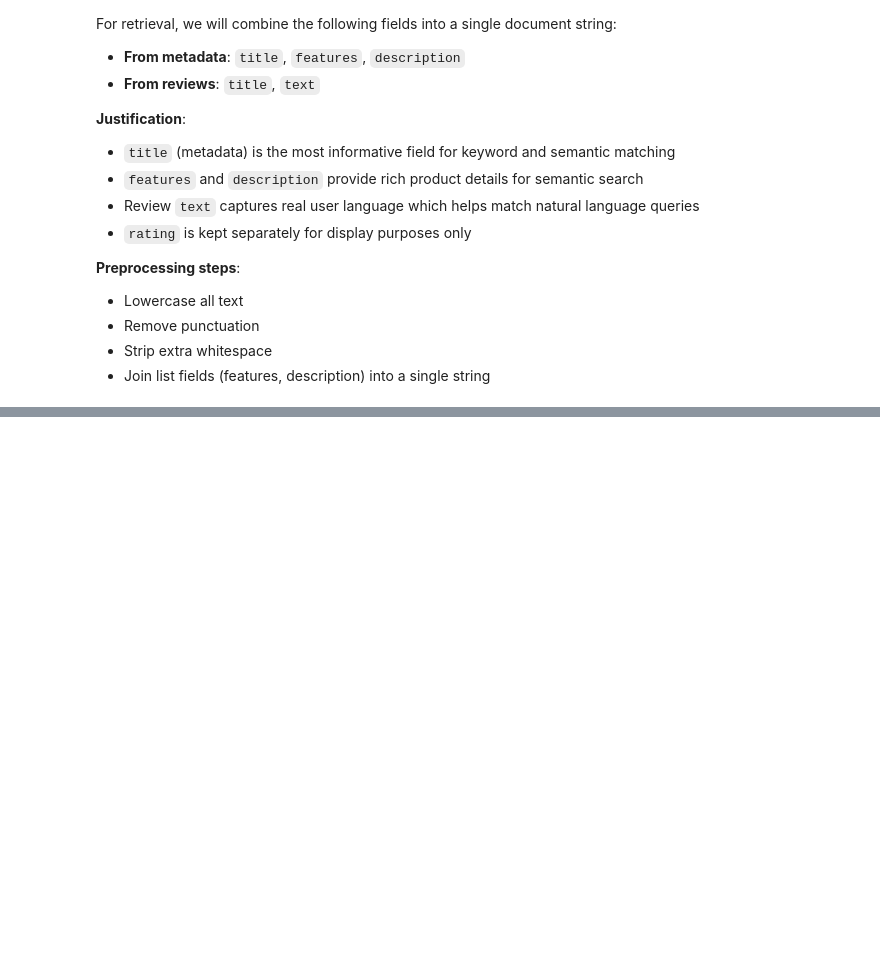
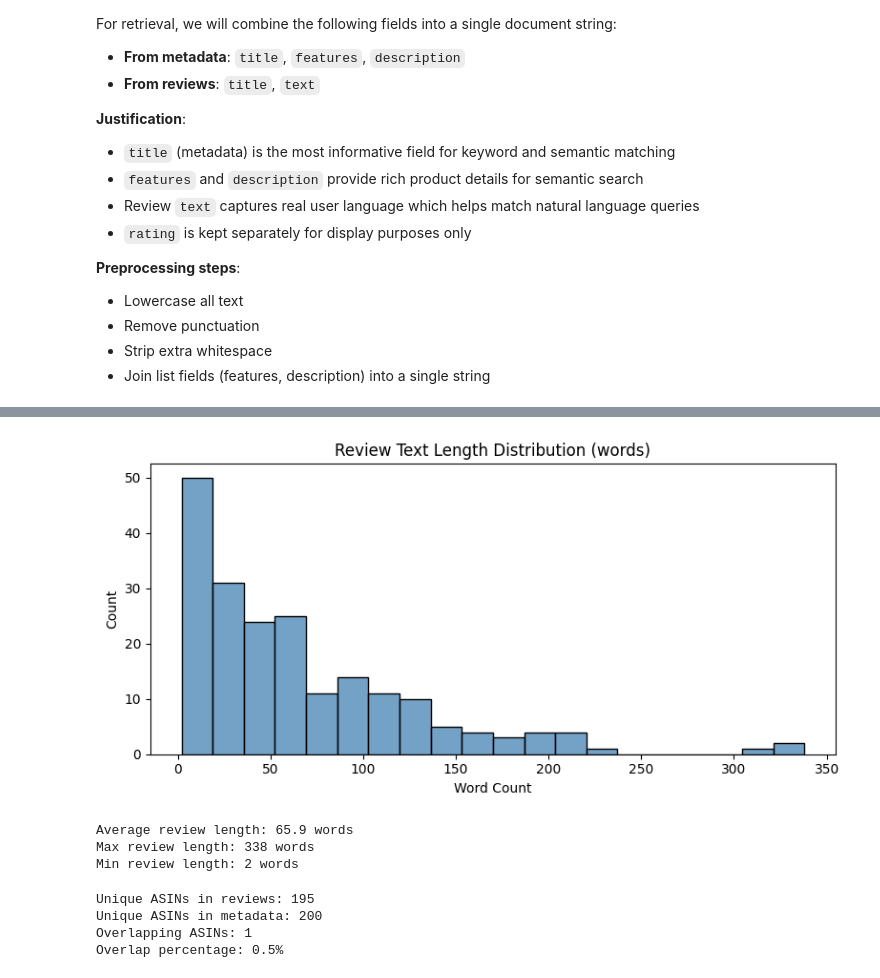
Before and after one commit to UBC-MDS-2025-26/DSCI_575_project_ahass9_lakhman7, a Jupyter notebook: notebooks/milestone1_exploration.ipynb, the cells around one changed output, grey strips where cells are left out. Saved outputs shown, nothing was run; the diff lists cells and outputs as text; code cells hidden in the pictures; blank space fills up the shorter version.

```diff
--- a/notebooks/milestone1_exploration.ipynb
+++ b/notebooks/milestone1_exploration.ipynb
@@ -168,0 +235,35 @@ For retrieval, we will combine the following fields into a single document strin
+# %%
+# Review text length distribution
+reviews_df['text_length'] = reviews_df['text'].apply(lambda x: len(x.split()))
+
+plt.figure(figsize=(8, 4))
+sns.histplot(reviews_df['text_length'], bins=20, color='steelblue')
+plt.title('Review Text Length Distribution (words)')
+plt.xlabel('Word Count')
+plt.ylabel('Count')
+plt.tight_layout()
+plt.show()
+
+print(f"Average review length: {reviews_df['text_length'].mean():.1f} words")
+print(f"Max review length: {reviews_df['text_length'].max()} words")
+print(f"Min review length: {reviews_df['text_length'].min()} words")
+# %% [output]
+[figure, added]
+Average review length: 65.9 words
+Max review length: 338 words
+Min review length: 2 words
+# %%
+# Check overlap between reviews and metadata
+review_asins = set(reviews_df['asin'].unique())
+meta_asins = set(meta_df['parent_asin'].unique())
+
+overlap = review_asins.intersection(meta_asins)
+print(f"Unique ASINs in reviews: {len(review_asins)}")
+print(f"Unique ASINs in metadata: {len(meta_asins)}")
+print(f"Overlapping ASINs: {len(overlap)}")
+print(f"Overlap percentage: {len(overlap)/len(review_asins)*100:.1f}%")
+# %% [output]
+Unique ASINs in reviews: 195
+Unique ASINs in metadata: 200
+Overlapping ASINs: 1
+Overlap percentage: 0.5%
```
Also changed, not shown: parts of 6 cells of this notebook.
